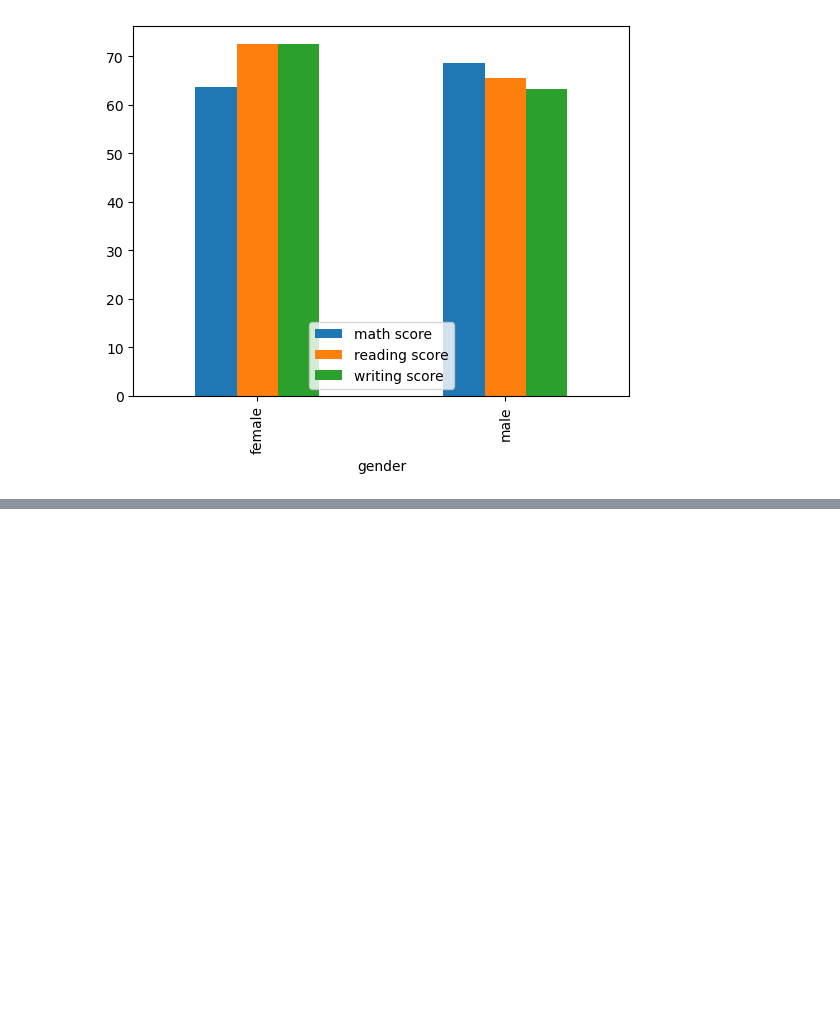
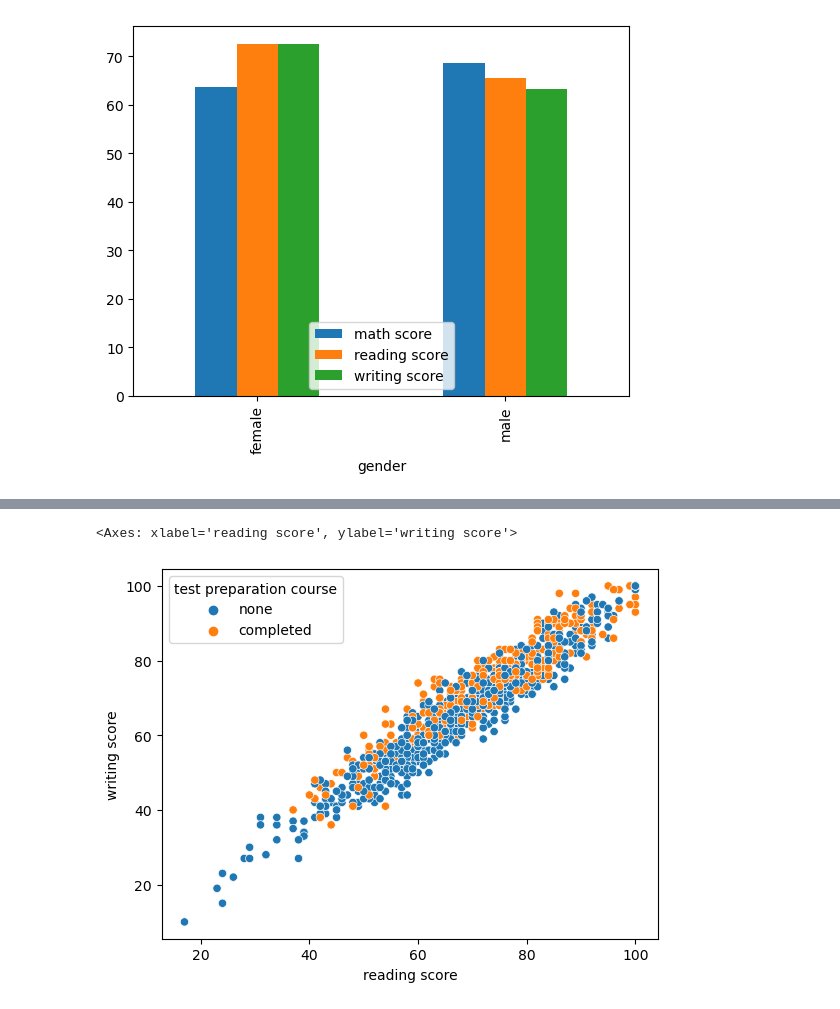
Before and after one commit to Firedreyke/CIS410_Homework4, a Jupyter notebook: HW4_Exams.ipynb, the cells around one changed output, grey strips where cells are left out. Drawn from its saved outputs; the diff is of its cells as text; code cells hidden in the pictures; blank space fills up the shorter version.

```diff
--- a/HW4_Exams.ipynb
+++ b/HW4_Exams.ipynb
@@ -129,0 +141,5 @@ data.groupby('gender').mean(['math score', 'reading score', 'writing score']).pl
+# %%
+sb.scatterplot(data=data, x='reading score', y='writing score', hue='test preparation course')
+# %% [output]
+<Axes: xlabel='reading score', ylabel='writing score'>
+[figure, added]
```
Also changed, not shown: parts of 4 cells of this notebook.
